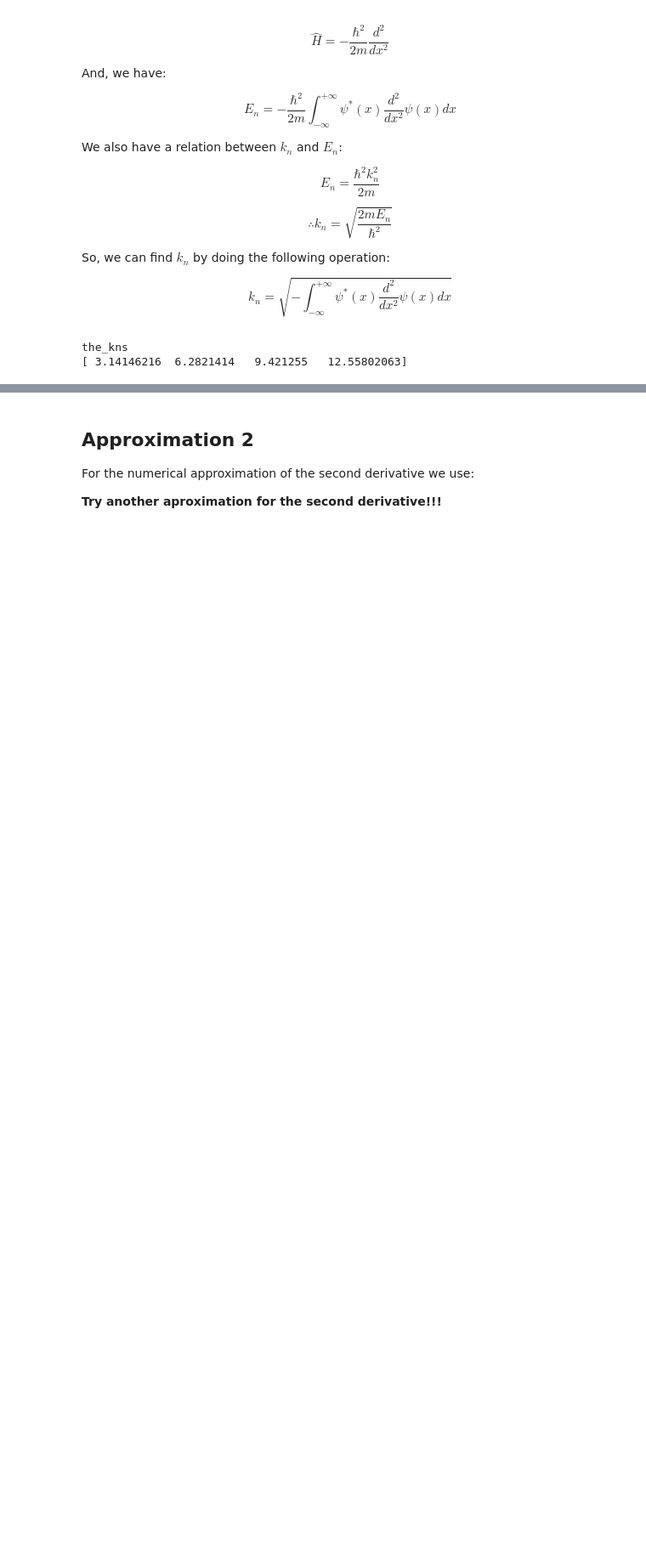
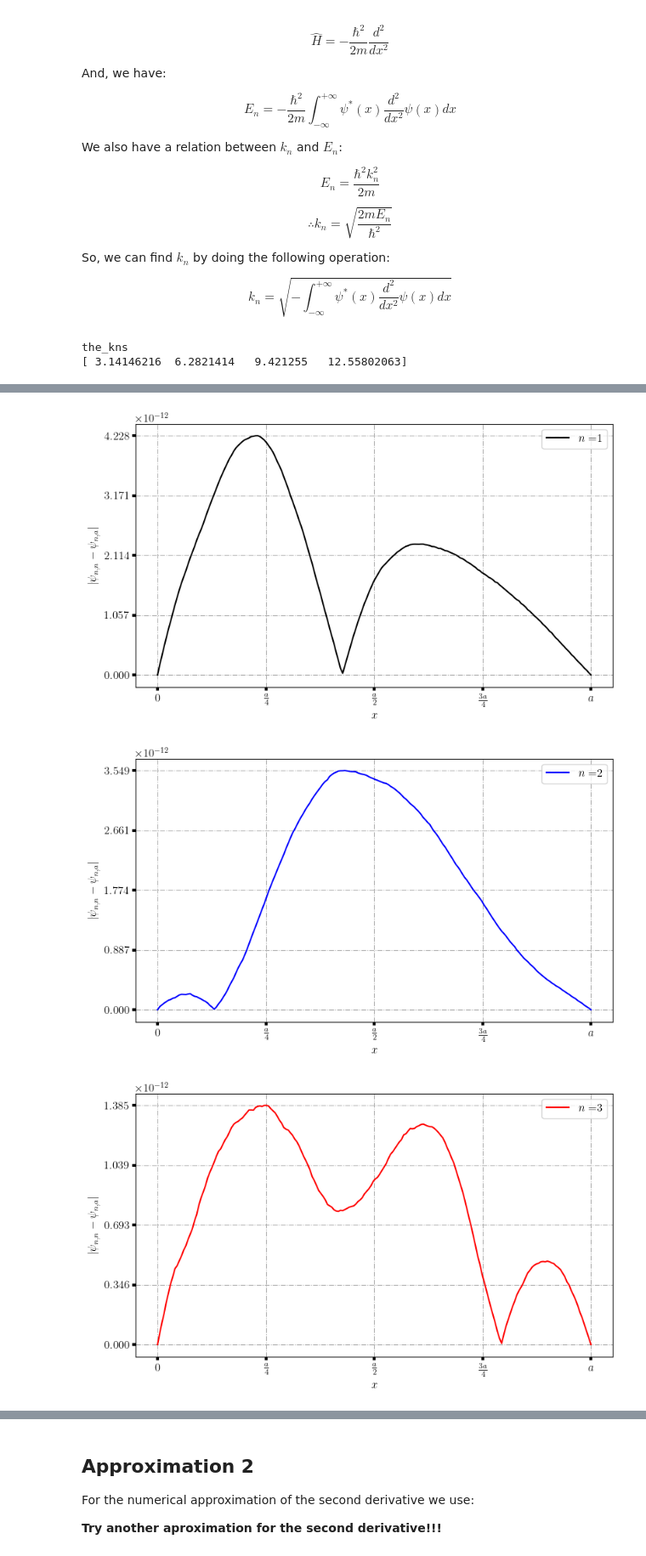
Before and after one commit to LuigiSpreafico/Numerical_Python, a Jupyter notebook: SchrodingerEquation_infinite_potential_well/SchrodingerEquation_infinite_potential_well_1.ipynb, the cells around one changed output, grey strips where cells are left out. Shown at 85% size. Cells and saved outputs as stored; diff of their text form; code cells hidden in the pictures; blank space fills up the shorter version.

Commit message:
Comparison Analitical/Numerical
Added a comparison between the analitical and the numerical versions

```diff
--- a/SchrodingerEquation_infinite_potential_well/SchrodingerEquation_infinite_potential_well_1.ipynb
+++ b/SchrodingerEquation_infinite_potential_well/SchrodingerEquation_infinite_potential_well_1.ipynb
@@ -1052,0 +1055,62 @@ the_kns
+# %%
+
+the_solutions_n = [0,1,2,3]
+
+for the_solution in the_solutions_n:
+
+    set_size_inches_x = 9.0
+    set_size_inches_y = 5.0
+    file_name = f'comparison_analitic_num1_wavefunction_{the_solution+1}.pdf'
+
+    the_styles = ['-k','-b','-r','-y']
+
+    number_of_ticks_x = 4
+    number_of_ticks_y = 4
+
+    graph_x_label = r'$x$'
+    graph_y_label = r'$\left| \psi_{n,n}-\psi_{n,a} \right|$'
+
+    # =============================================================================================================================
+
+    fig, ax = plt.subplots()
+
+    ax.plot(the_xs,np.abs(the_solutions[the_solution,:]-the_ys[the_solution]), the_styles[the_solution], label=r'$n=$'+str(the_solution+1))
+    ax.legend(loc=1)
+
+    my_xticks = [r'$0$', r'$\frac{a}{4}$', r'$\frac{a}{2}$', r'$\frac{3a}{4}$', r'$a$']
+    my_xticks_values = [0.0,0.25*a,0.50*a,0.75*a,1.0*a]
+    ax.set_xticks(my_xticks_values)
+    ax.set_xticklabels(my_xticks)
+
+    max_x_values = np.max(the_xs_num)
+    min_x_values = np.min(the_xs_num)
+    xticks_delta = ( max_x_values - min_x_values ) / number_of_ticks_x
+    # ax.set_xticks(np.arange(min_x_values, max_x_values+xticks_delta, xticks_delta))
+
+    max_y_values = np.max(np.abs(the_solutions[the_solution,:]-the_ys[the_solution]))
+    min_y_values = np.min(np.abs(the_solutions[the_solution,:]-the_ys[the_solution]))
+    yticks_delta = ( max_y_values - min_y_values ) / number_of_ticks_y
+    ax.set_yticks(np.arange(min_y_values, max_y_values+yticks_delta, yticks_delta))
+
+    range_x_values = max_x_values - min_x_values
+    range_y_values = max_y_values - min_y_values
+
+    # graph_title = 'Numerical'
+    # ax.set_title(graph_title)
+    ax.set_xlabel(graph_x_label)
+    ax.set_ylabel(graph_y_label)
+
+    ax.set_xlim(min_x_values-(range_x_values/20.0), max_x_values+(range_x_values/20.0))
+    ax.set_ylim(min_y_values-(range_y_values/20.0), max_y_values+(range_y_values/20.0))
+
+    ax.grid(True, linestyle='-.')
+    ax.tick_params(labelcolor='k', labelsize='medium', width=3)
+
+    fig.set_size_inches(set_size_inches_x, set_size_inches_y)
+    fig.savefig(file_name,bbox_inches='tight', dpi = 100)
+
+    plt.show()
+# %% [output]
+[figure, added]
+[figure, added]
+[figure, added]
```
Also changed, not shown: parts of 3 cells of this notebook, 14 other files.
